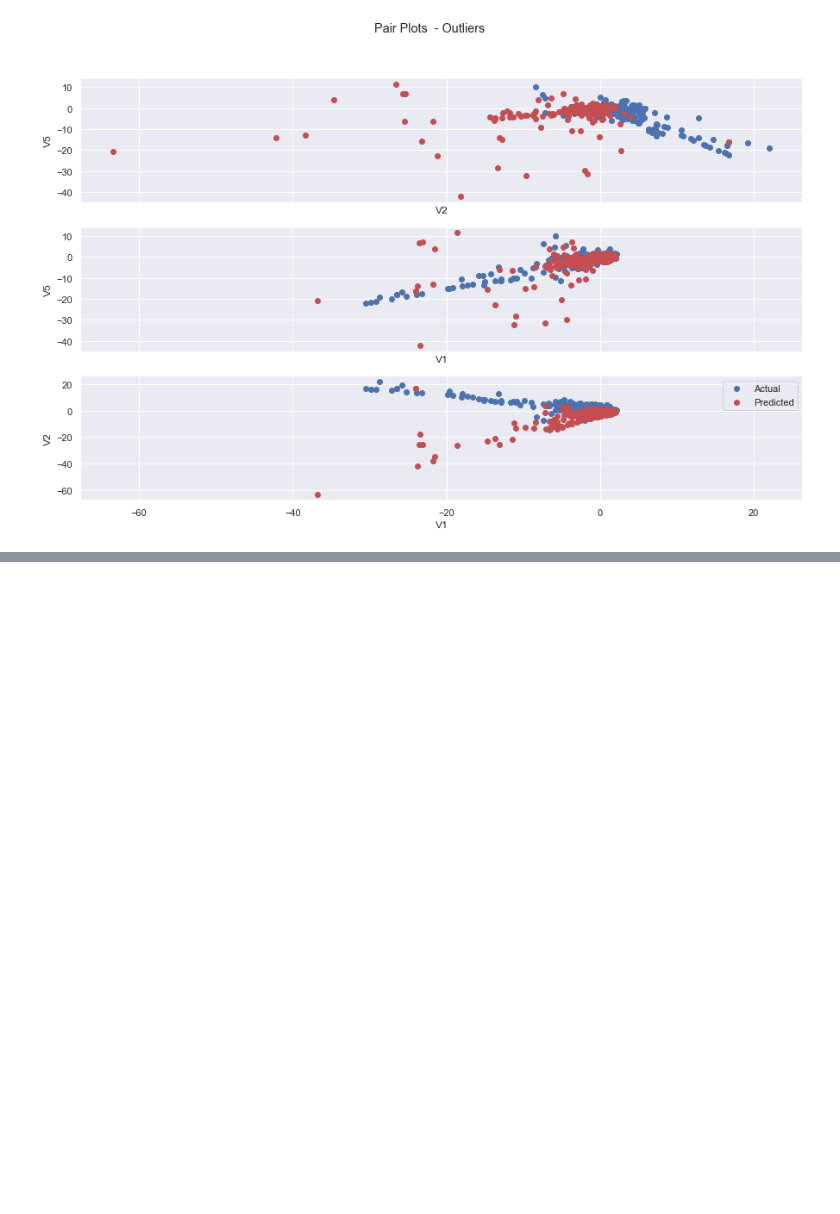
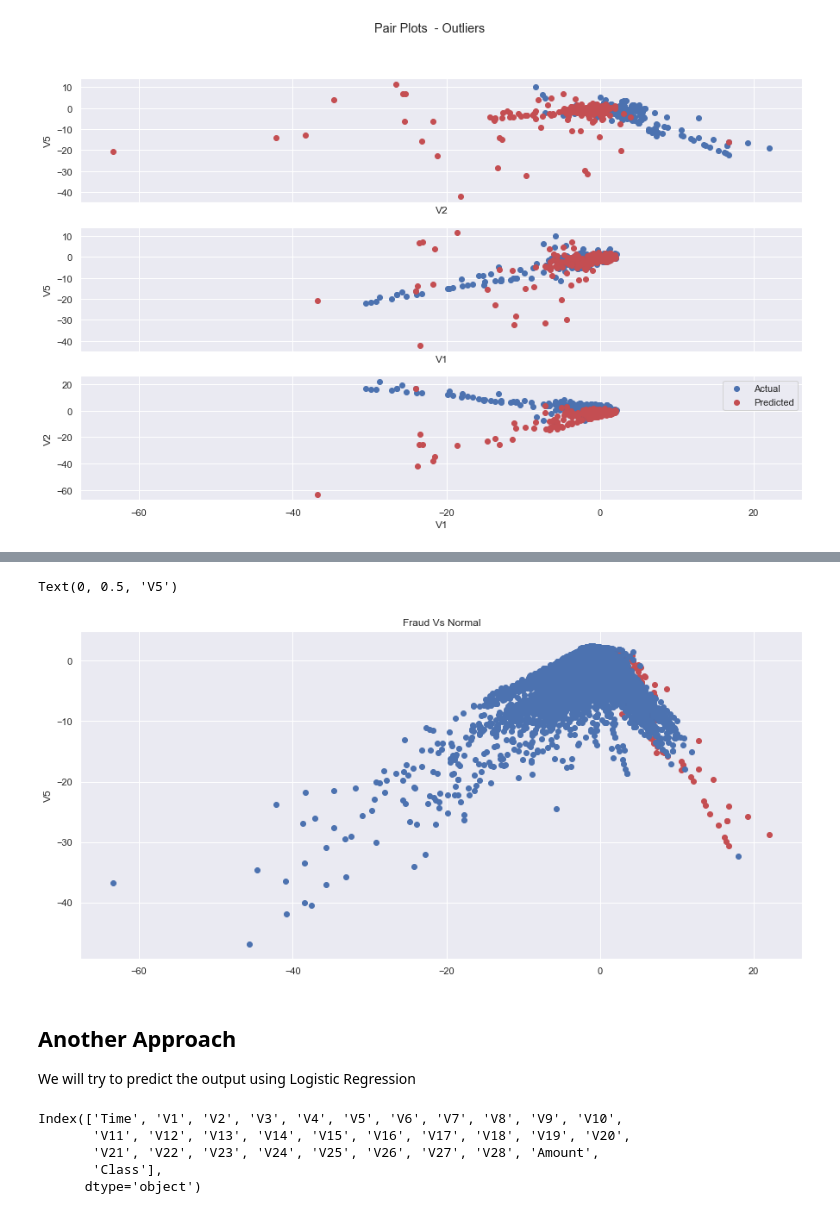
Before and after one commit to FelixOnofrei/Data-Science, a Jupyter notebook: Fraud_Detection/Credit Card Fraud Detection - Kaggle Dataset.ipynb, the cells around one changed output, grey strips where cells are left out. Cells and saved outputs as stored; diff of their text form; code cells hidden in the pictures; blank space fills up the shorter version.

```diff
--- a/Fraud_Detection/Credit Card Fraud Detection - Kaggle Dataset.ipynb
+++ b/Fraud_Detection/Credit Card Fraud Detection - Kaggle Dataset.ipynb
@@ -284,0 +296,23 @@ some_plot(y_pred_lof,'lof')
+# %%
+fig, ax1 = plt.subplots(1,1, figsize=(15,7),sharex=True)
+
+ax1.scatter(df_fraud['V2'],df_fraud['V1'],color='r')
+ax1.scatter(df_normal['V2'],df_normal['V1'],color='b')
+ax1.set_title('Fraud Vs Normal')
+ax2.set_xlabel('V1')
+ax1.set_ylabel('V5')
+# %% [output]
+Text(0, 0.5, 'V5')
+[figure, added]
+# %% [markdown]
+## Another Approach
+
+We will try to predict the output using Logistic Regression
+# %%
+df.columns
+# %% [output]
+Index(['Time', 'V1', 'V2', 'V3', 'V4', 'V5', 'V6', 'V7', 'V8', 'V9', 'V10',
+       'V11', 'V12', 'V13', 'V14', 'V15', 'V16', 'V17', 'V18', 'V19', 'V20',
+       'V21', 'V22', 'V23', 'V24', 'V25', 'V26', 'V27', 'V28', 'Amount',
+       'Class'],
+      dtype='object')
```
Also changed, not shown: parts of 10 cells of this notebook.
